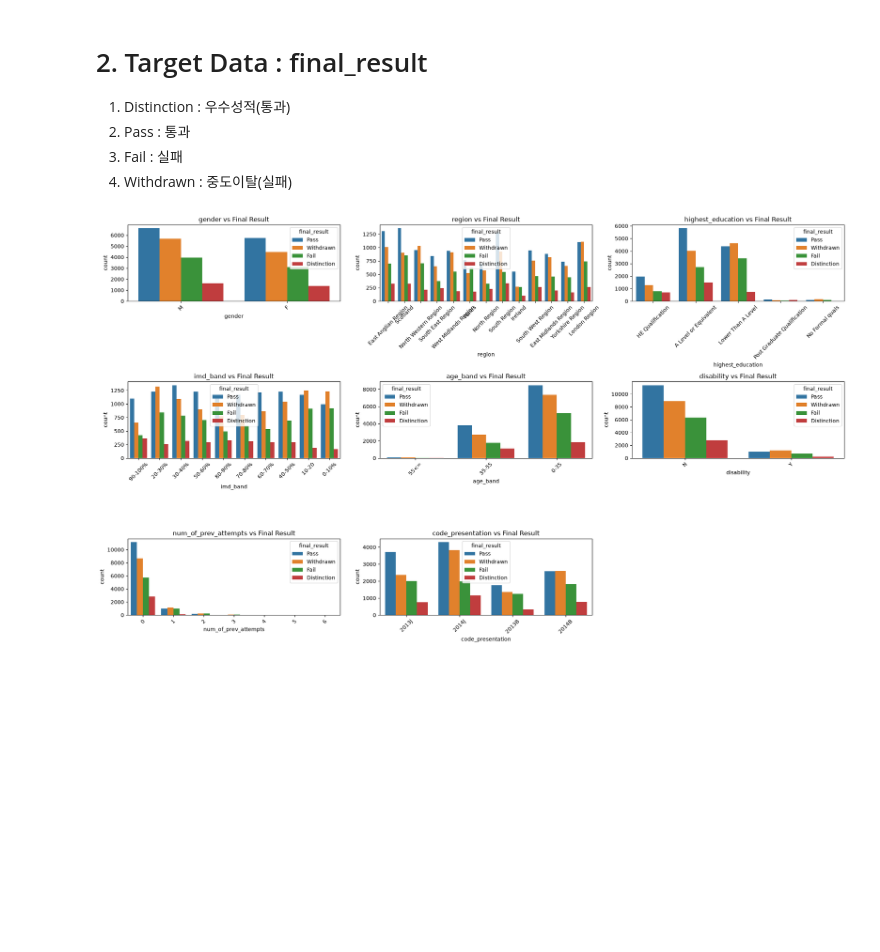
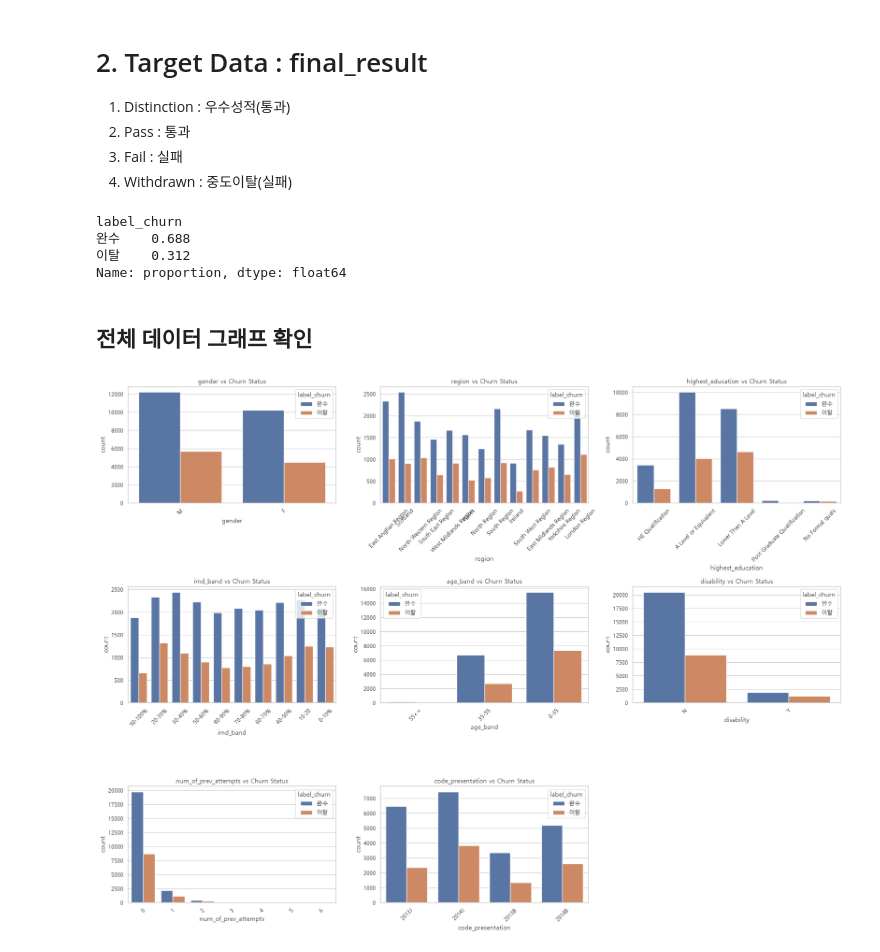
Before and after one commit to KimInSeok-DA/Team_Project_DA, a Jupyter notebook: Notebooks/01_Student_info_EDA.ipynb, the cells around one changed output. Saved outputs shown, nothing was run; the diff lists cells and outputs as text; code cells hidden in the pictures; blank space fills up the shorter version.

```diff
--- a/Notebooks/01_Student_info_EDA.ipynb
+++ b/Notebooks/01_Student_info_EDA.ipynb
@@ -105,22 +129,51 @@ Name: count, dtype: int64
 2) Pass : 통과
 3) Fail : 실패
 4) Withdrawn : 중도이탈(실패)
+# %%
+# 1. 훈련 결과가 'Withdrawn'이면 "이탈"로 정의합니다.
+# 조기 이탈률만 확인 하기위해'Fail'도 일단 "완수"로 분류
+info["label_churn"] = info["final_result"].apply(lambda x: "이탈" if x == "Withdrawn" else "완수")
+
+# 2. 결과가 어떻게 나뉘었는지 퍼센트로 확인
+print(info["label_churn"].value_counts(normalize=True).round(3))
+# %% [output]
+label_churn
+완수    0.688
+이탈    0.312
+Name: proportion, dtype: float64
+# %%
+# 폰트 테마 설정
+sns.set_theme(style="whitegrid")
+# 한글 폰트 설정 (맑은 고딕) — set_theme 이후에 지정해야 덮어쓰이지 않음
+plt.rc("font", family="Malgun Gothic")
+# 마이너스 기호 깨짐 방지
+plt.rcParams["axes.unicode_minus"] = False
+# %% [markdown]
+## 전체 데이터 그래프 확인
 # %%
-# 1. 10개의 속성 리스트
+# 1. 시각화할 8개의 속성 리스트 (학생 고유번호와 복잡한 성적 범주는 제외)
 cat_cols = ["gender", "region", "highest_education", "imd_band",
             "age_band", "disability", "num_of_prev_attempts", "code_presentation"]
 
-# 2. 전체 크기 설정
+# 2. 8개의 그래프가 한눈에 들어오도록 전체 도화지 크기(가로 20, 세로 15)를 설정합니다.
 plt.figure(figsize=(20, 15))
 
-# 3. 10개 속성을 하나씩 꺼내서 'final_result'와 비교하는 그래프
+# 3. 반복문을 사용해서 8개의 속성을 하나씩 꺼내 도화지에 채워 넣습니다.
 for i, col in enumerate(cat_cols):
-    plt.subplot(4, 3, i + 1) # 도화지를 4행 3열로 나누어 쏙쏙 채워 넣어요.
-    sns.countplot(data=info, x=col, hue="final_result")
-    plt.title(f"{col} vs Final Result")
-    plt.xticks(rotation=45) # 글자가 겹치지 않게 살짝 돌려줍니다.
+    # 속성이 총 8개이므로, 3행 3열(총 9칸) 도화지로 나누면 딱 한 칸만 남고 예쁘게 찹니다!
+    plt.subplot(3, 3, i + 1)
 
-plt.tight_layout() # 그래프끼리 부딪히지 않게 간격을 조절합니다.
+    # hue의 대상을 새로 만든 label_churn으로 변경
+    sns.countplot(data=info, x=col, hue="label_churn")
+
+    # 그래프 제목과 축 글자가 겹치지 않도록 깔끔하게 다듬어줍니다.
+    plt.title(f"{col} vs Churn Status")
+    plt.xticks(rotation=45) # 글자가 길어서 겹치지 않게 45도 돌려줍니다.
+
+# 그래프끼리 서로 부딪히지 않게 간격을 자동으로 예쁘게 맞춰줍니다.
+plt.tight_layout()
 plt.show()
+
+# [결과] 각 속성별 막대기 안에서 '완수(0)'와 '이탈(1)'이 서로 다른 색으로 나뉘어 출력됩니다.
 # %% [output]
-[figure, old version]
+[figure, new version]
```
Also changed, not shown: parts of 20 cells of this notebook.
